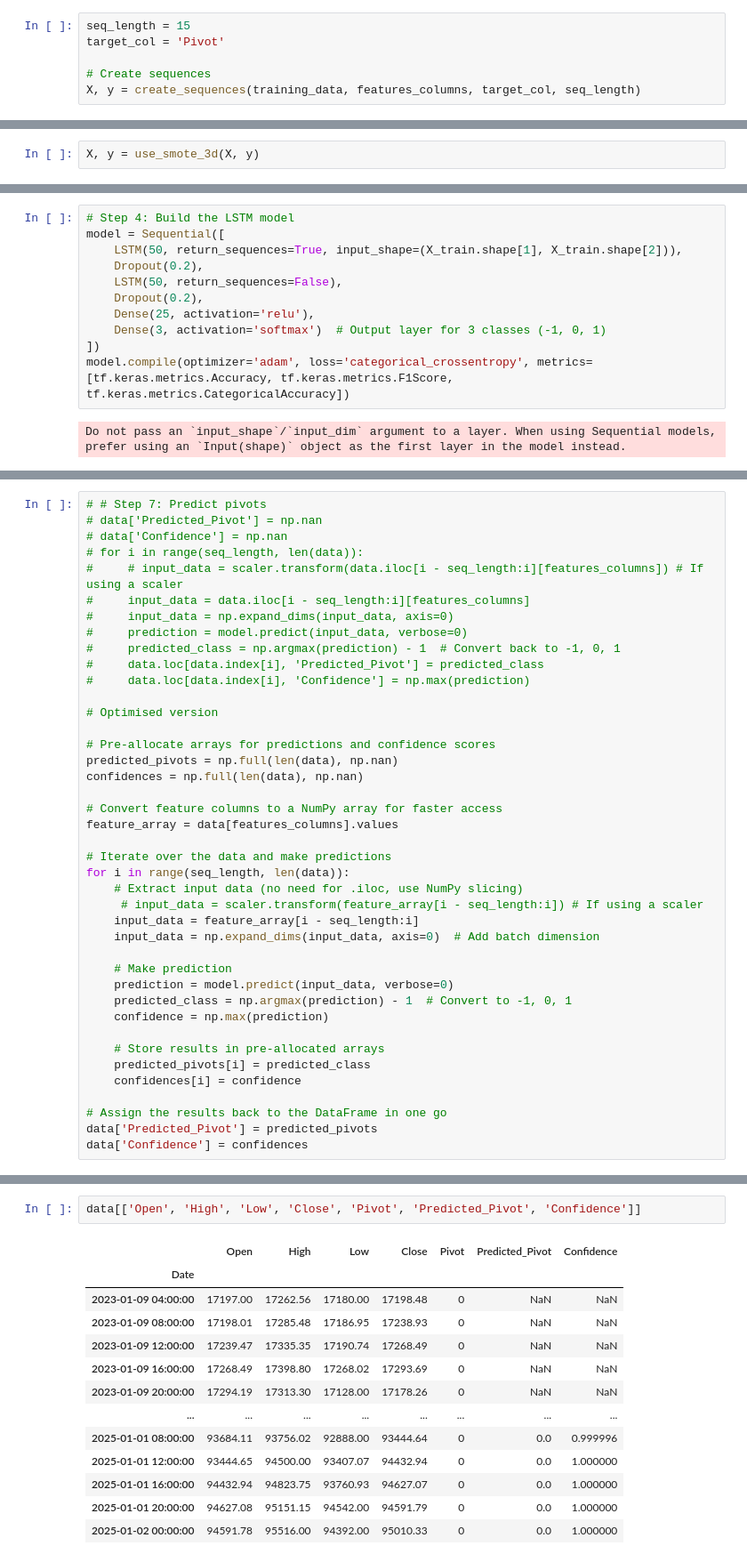
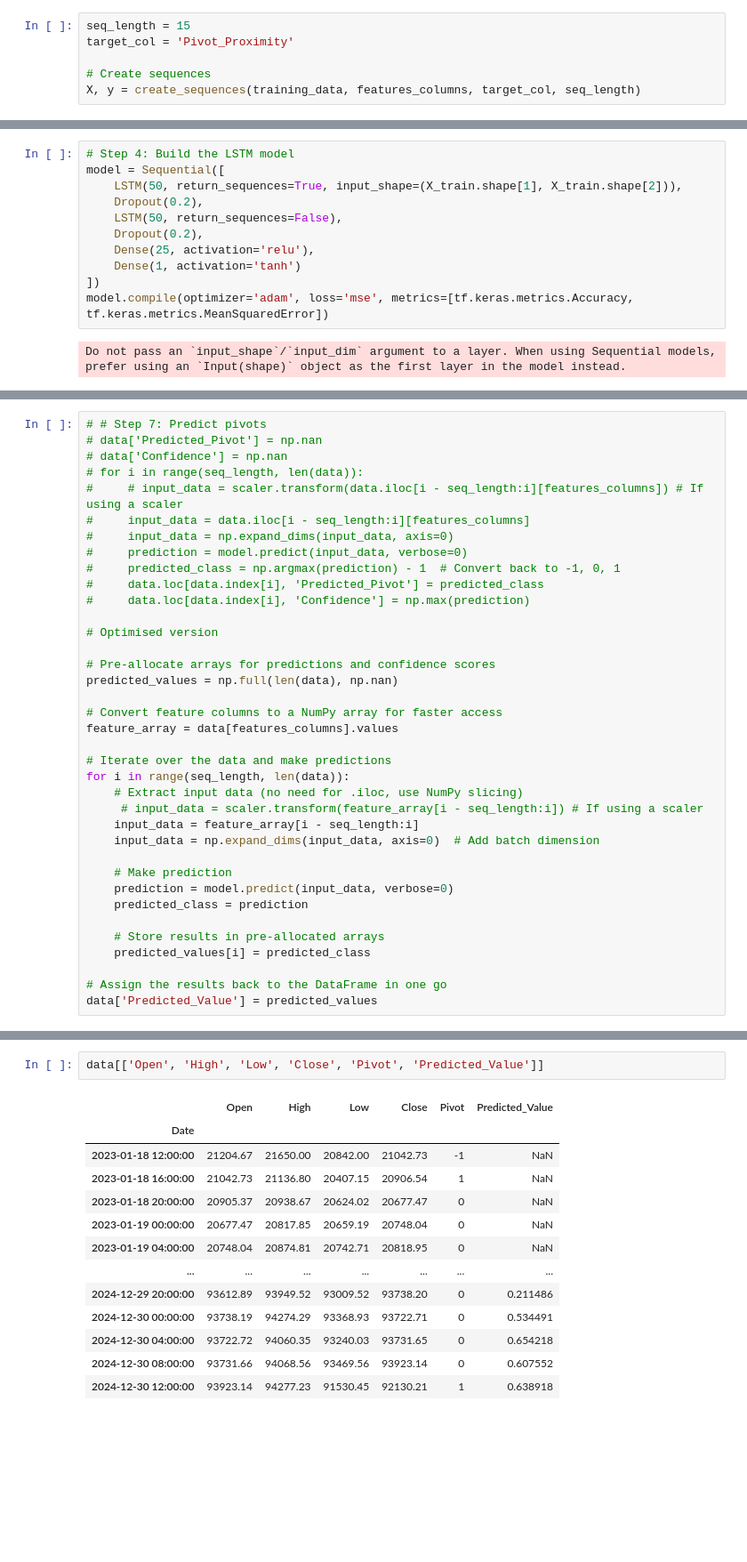
Before and after one commit to ifeLight/ml-bot, a Jupyter notebook: binance-grade.ipynb, the cells around one changed output, grey strips where cells are left out. Shown at 89% size. Drawn from its saved outputs; the diff is of its cells as text; blank space fills up the shorter version.

```diff
--- a/binance-grade.ipynb
+++ b/binance-grade.ipynb
@@ -601,6 +602,6 @@ training_data.tail(10)
 # %%
 seq_length = 15
-target_col = 'Pivot'
+target_col = 'Pivot_Proximity'
 
 # Create sequences
 X, y = create_sequences(training_data, features_columns, target_col, seq_length)
@@ -623,5 +608,3 @@ def use_smote_3d(X, y):
-# %%
-X, y = use_smote_3d(X, y)
 # %%
 print(X.shape)
 print(y.shape)
@@ -663,9 +639,9 @@ model = Sequential([
     LSTM(50, return_sequences=False),
     Dropout(0.2),
     Dense(25, activation='relu'),
-    Dense(3, activation='softmax')  # Output layer for 3 classes (-1, 0, 1)
+    Dense(1, activation='tanh')
 ])
-model.compile(optimizer='adam', loss='categorical_crossentropy', metrics=[tf.keras.metrics.Accuracy, tf.keras.metrics.F1Score, tf.keras.metrics.CategoricalAccuracy])
+model.compile(optimizer='adam', loss='mse', metrics=[tf.keras.metrics.Accuracy, tf.keras.metrics.MeanSquaredError])
 # %% [output]
 Do not pass an `input_shape`/`input_dim` argument to a layer. When using Sequential models, prefer using an `Input(shape)` object as the first layer in the model instead.
 # %%
@@ -721,8 +697,7 @@ Test Accuracy: 0.9872
 # Optimised version
 
 # Pre-allocate arrays for predictions and confidence scores
-predicted_pivots = np.full(len(data), np.nan)
-confidences = np.full(len(data), np.nan)
+predicted_values = np.full(len(data), np.nan)
 
 # Convert feature columns to a NumPy array for faster access
 feature_array = data[features_columns].values
@@ -736,14 +711,11 @@ for i in range(seq_length, len(data)):
 
     # Make prediction
     prediction = model.predict(input_data, verbose=0)
-    predicted_class = np.argmax(prediction) - 1  # Convert to -1, 0, 1
-    confidence = np.max(prediction)
+    predicted_class = prediction
 
     # Store results in pre-allocated arrays
-    predicted_pivots[i] = predicted_class
-    confidences[i] = confidence
+    predicted_values[i] = predicted_class
 
 # Assign the results back to the DataFrame in one go
-data['Predicted_Pivot'] = predicted_pivots
-data['Confidence'] = confidences
+data['Predicted_Value'] = predicted_values
 # %% [output]
@@ -759,18 +728,18 @@ Try using .loc[row_indexer,col_indexer] = value instead
 
 See the caveats in the documentation: https://pandas.pydata.org/pandas-docs/stable/user_guide/indexing.html#returning-a-view-versus-a-copy
 # %%
-data[['Open', 'High', 'Low', 'Close', 'Pivot', 'Predicted_Pivot', 'Confidence']]
+data[['Open', 'High', 'Low', 'Close', 'Pivot', 'Predicted_Value']]
 # %% [output]
-|  | Open | High | Low | Close | Pivot | Predicted_Pivot | Confidence |
-| Date |  |  |  |  |  |  |  |
-| 2023-01-09 04:00:00 | 17197.00 | 17262.56 | 17180.00 | 17198.48 | 0 | NaN | NaN |
-| 2023-01-09 08:00:00 | 17198.01 | 17285.48 | 17186.95 | 17238.93 | 0 | NaN | NaN |
-| 2023-01-09 12:00:00 | 17239.47 | 17335.35 | 17190.74 | 17268.49 | 0 | NaN | NaN |
-| 2023-01-09 16:00:00 | 17268.49 | 17398.80 | 17268.02 | 17293.69 | 0 | NaN | NaN |
-| 2023-01-09 20:00:00 | 17294.19 | 17313.30 | 17128.00 | 17178.26 | 0 | NaN | NaN |
-| ... | ... | ... | ... | ... | ... | ... | ... |
-| 2025-01-01 08:00:00 | 93684.11 | 93756.02 | 92888.00 | 93444.64 | 0 | 0.0 | 0.999996 |
-| 2025-01-01 12:00:00 | 93444.65 | 94500.00 | 93407.07 | 94432.94 | 0 | 0.0 | 1.000000 |
-| 2025-01-01 16:00:00 | 94432.94 | 94823.75 | 93760.93 | 94627.07 | 0 | 0.0 | 1.000000 |
-| 2025-01-01 20:00:00 | 94627.08 | 95151.15 | 94542.00 | 94591.79 | 0 | 0.0 | 1.000000 |
-| 2025-01-02 00:00:00 | 94591.78 | 95516.00 | 94392.00 | 95010.33 | 0 | 0.0 | 1.000000 |
+|  | Open | High | Low | Close | Pivot | Predicted_Value |
+| Date |  |  |  |  |  |  |
+| 2023-01-18 12:00:00 | 21204.67 | 21650.00 | 20842.00 | 21042.73 | -1 | NaN |
+| 2023-01-18 16:00:00 | 21042.73 | 21136.80 | 20407.15 | 20906.54 | 1 | NaN |
+| 2023-01-18 20:00:00 | 20905.37 | 20938.67 | 20624.02 | 20677.47 | 0 | NaN |
+| 2023-01-19 00:00:00 | 20677.47 | 20817.85 | 20659.19 | 20748.04 | 0 | NaN |
+| 2023-01-19 04:00:00 | 20748.04 | 20874.81 | 20742.71 | 20818.95 | 0 | NaN |
+| ... | ... | ... | ... | ... | ... | ... |
+| 2024-12-29 20:00:00 | 93612.89 | 93949.52 | 93009.52 | 93738.20 | 0 | 0.211486 |
+| 2024-12-30 00:00:00 | 93738.19 | 94274.29 | 93368.93 | 93722.71 | 0 | 0.534491 |
+| 2024-12-30 04:00:00 | 93722.72 | 94060.35 | 93240.03 | 93731.65 | 0 | 0.654218 |
+| 2024-12-30 08:00:00 | 93731.66 | 94068.56 | 93469.56 | 93923.14 | 0 | 0.607552 |
+| 2024-12-30 12:00:00 | 93923.14 | 94277.23 | 91530.45 | 92130.21 | 1 | 0.638918 |
```
Also changed, not shown: parts of 23 cells of this notebook.
